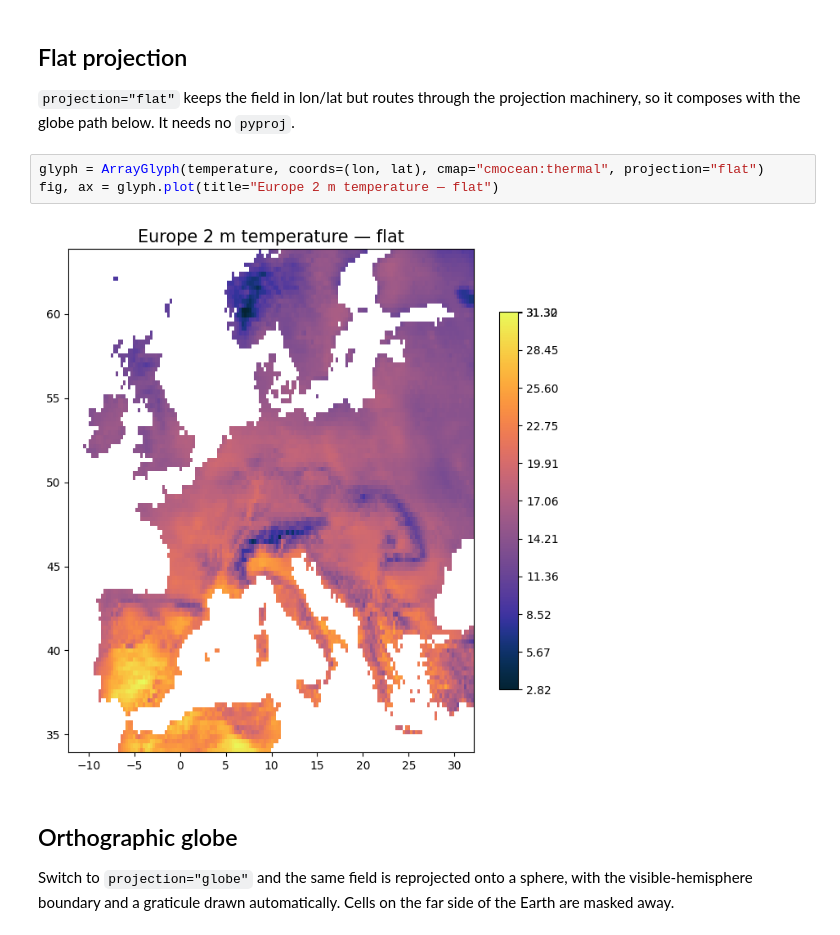
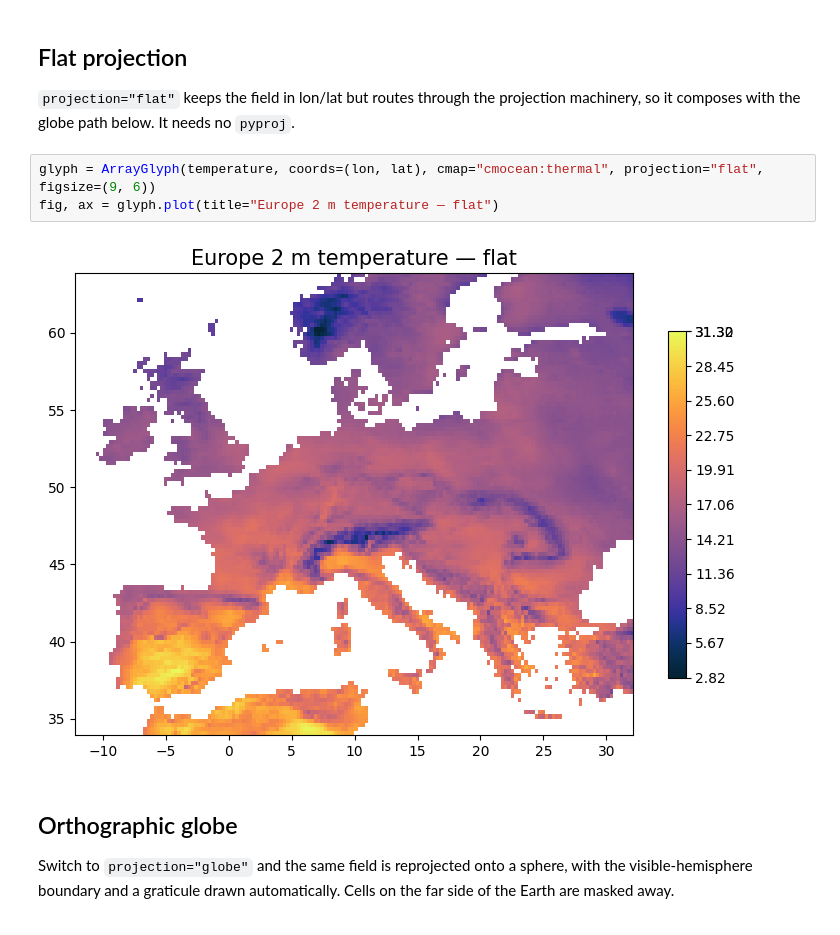
Before and after one commit to serapeum-org/cleopatra, a Jupyter notebook: docs/notebooks/projection/projection_examples.ipynb, the cells around one changed output. Drawn from its saved outputs; the diff is of its cells as text.

```diff
--- a/docs/notebooks/projection/projection_examples.ipynb
+++ b/docs/notebooks/projection/projection_examples.ipynb
@@ -39,10 +39,10 @@ lon.shape, lat.shape
 
 `projection="flat"` keeps the field in lon/lat but routes through the projection machinery, so it composes with the globe path below. It needs no `pyproj`.
 # %%
-glyph = ArrayGlyph(temperature, coords=(lon, lat), cmap="cmocean:thermal", projection="flat")
+glyph = ArrayGlyph(temperature, coords=(lon, lat), cmap="cmocean:thermal", projection="flat", figsize=(9, 6))
 fig, ax = glyph.plot(title="Europe 2 m temperature — flat")
 # %% [output]
-[figure, old version]
+[figure, new version]
 # %% [markdown]
 ## Orthographic globe
 
```
Also changed, not shown: parts of 3 cells of this notebook, 1 other file.
